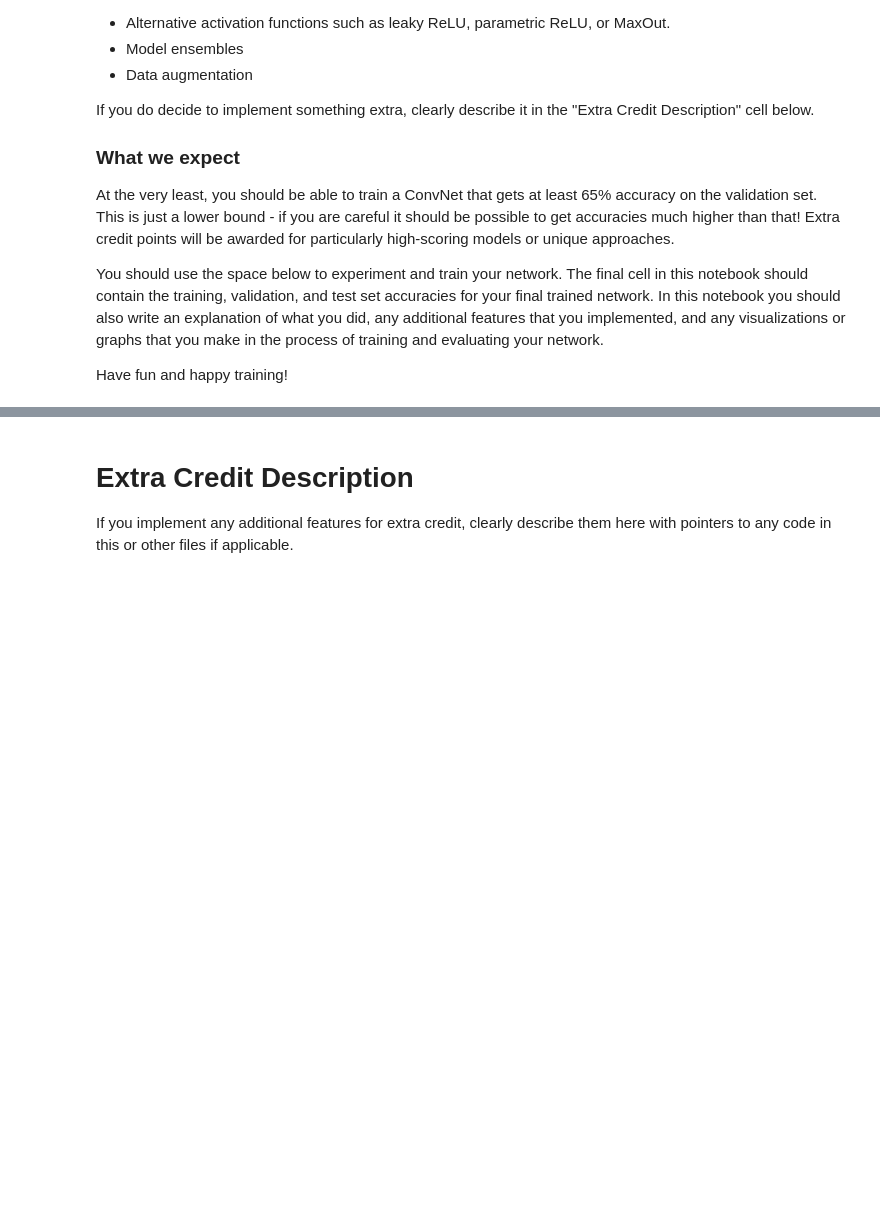
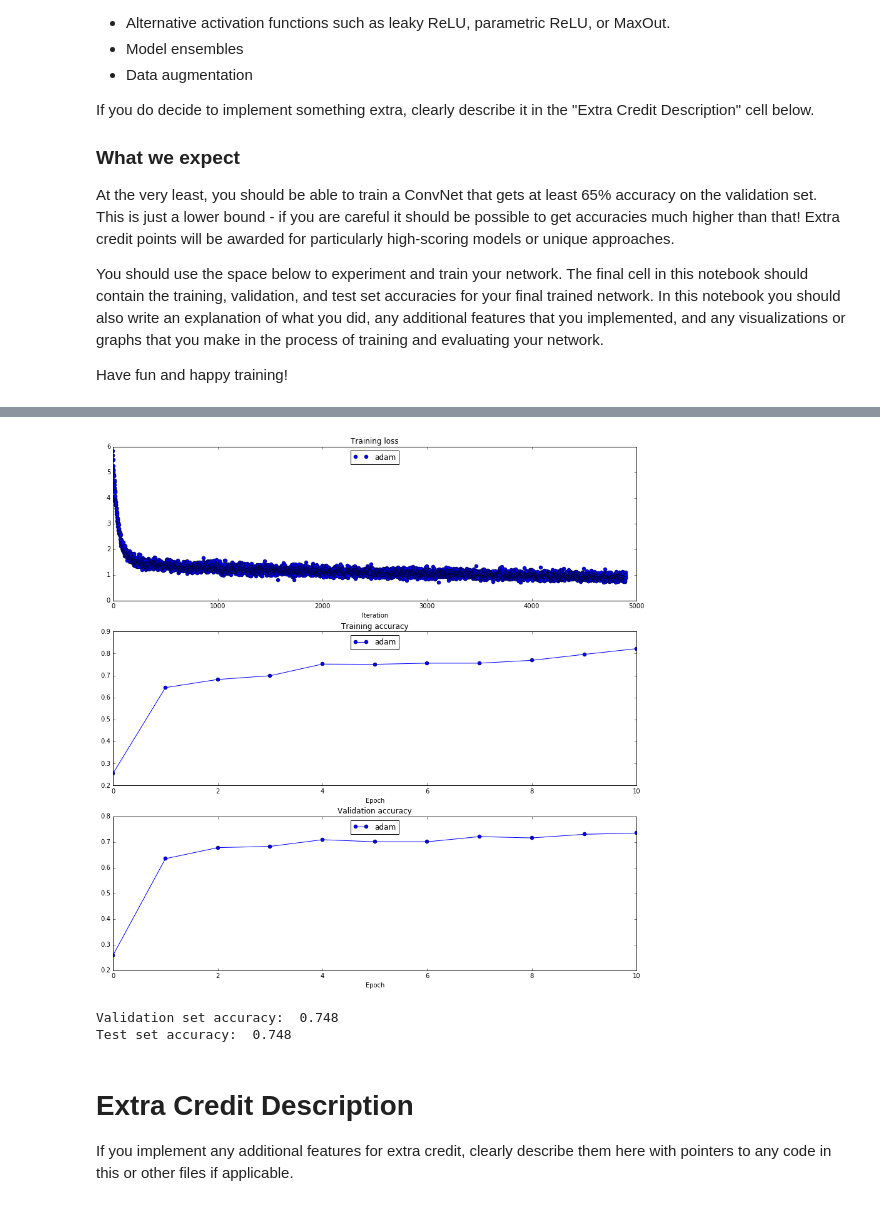
Before and after one commit to barryridge/Stanford-CS231n-Winter-2016, a Jupyter notebook: assignment2/ConvolutionalNetworks.ipynb, the cells around one changed output, grey strips where cells are left out. Cells and saved outputs as stored; diff of their text form; code cells hidden in the pictures; blank space fills up the shorter version.

```diff
--- a/assignment2/ConvolutionalNetworks.ipynb
+++ b/assignment2/ConvolutionalNetworks.ipynb
@@ -687,17 +687,3 @@ At the very least, you should be able to train a ConvNet that gets at least 65%
 You should use the space below to experiment and train your network. The final cell in this notebook should contain the training, validation, and test set accuracies for your final trained network. In this notebook you should also write an explanation of what you did, any additional features that you implemented, and any visualizations or graphs that you make in the process of training and evaluating your network.
 
 Have fun and happy training!
-# %%
-# Train a really good model on CIFAR-10
-from cs231n.classifiers.convnet import *
-
-model = MultiLayerConvNet(use_batchnorm=True, weight_scale=0.001, hidden_dim=500, reg=0.001)
-
-solver = Solver(model, data,
-                num_epochs=1, batch_size=50,
-                update_rule='adam',
-                optim_config={
-                  'learning_rate': 1e-3,
-                },
-                verbose=True, print_every=20)
-solver.train()
@@ -722,0 +814,54 @@ ValueError: need more than 3 values to unpack
+# %%
+print 'running with ', best_update_rule
+print 'learning_rate = ', best_learning_rate
+print 'weight_scale = ', best_weight_scale
+
+model = MultiLayerConvNet(use_batchnorm=batchnorm_param,
+                          filter_size=5,
+                          weight_scale=best_weight_scale,
+                          hidden_dim=500,
+                          reg=best_reg_strength)
+
+solver = Solver(model, data,
+                num_epochs=10, batch_size=100,
+                update_rule=best_update_rule,
+                optim_config={
+                  'learning_rate': best_learning_rate,
+                },
+                lr_decay = 0.95,
+                verbose=True, print_every=10)
+
+solver.train()
+
+best_model = model
+best_solver = solver
+
+print
+
+plt.subplot(3, 1, 1)
+plt.title('Training loss')
+plt.xlabel('Iteration')
+
+plt.subplot(3, 1, 2)
+plt.title('Training accuracy')
+plt.xlabel('Epoch')
+
+plt.subplot(3, 1, 3)
+plt.title('Validation accuracy')
+plt.xlabel('Epoch')
+
+plt.subplot(3, 1, 1)
+plt.plot(solver.loss_history, 'o', label=best_update_rule)
+
+plt.subplot(3, 1, 2)
+plt.plot(solver.train_acc_history, '-o', label=best_update_rule)
+
+plt.subplot(3, 1, 3)
+plt.plot(solver.val_acc_history, '-o', label=best_update_rule)
+
+for i in [1, 2, 3]:
+  plt.subplot(3, 1, i)
+  plt.legend(loc='upper center', ncol=4)
+plt.gcf().set_size_inches(15, 15)
+plt.show()
+# %% [output]
@@ -723,3 +885,12 @@ ValueError: need more than 3 values to unpack
+[figure, added]
+# %%
+y_test_pred = np.argmax(best_model.loss(data['X_test']), axis=1)
+y_val_pred = np.argmax(best_model.loss(data['X_val']), axis=1)
+print 'Validation set accuracy: ', (y_val_pred == data['y_val']).mean()
+print 'Test set accuracy: ', (y_test_pred == data['y_test']).mean()
+# %% [output]
+Validation set accuracy:  0.748
+Test set accuracy:  0.748
 # %% [markdown]
 # Extra Credit Description
 If you implement any additional features for extra credit, clearly describe them here with pointers to any code in this or other files if applicable.
```
Also changed, not shown: parts of 4 cells of this notebook.
